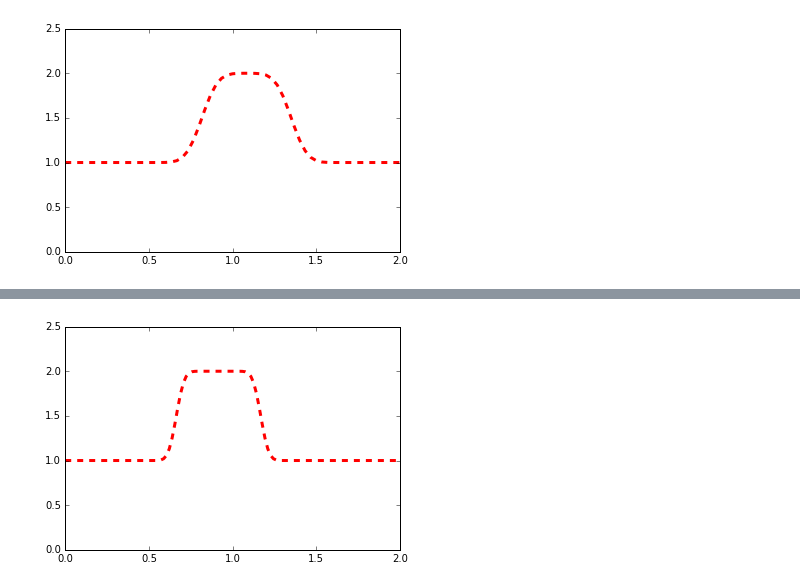
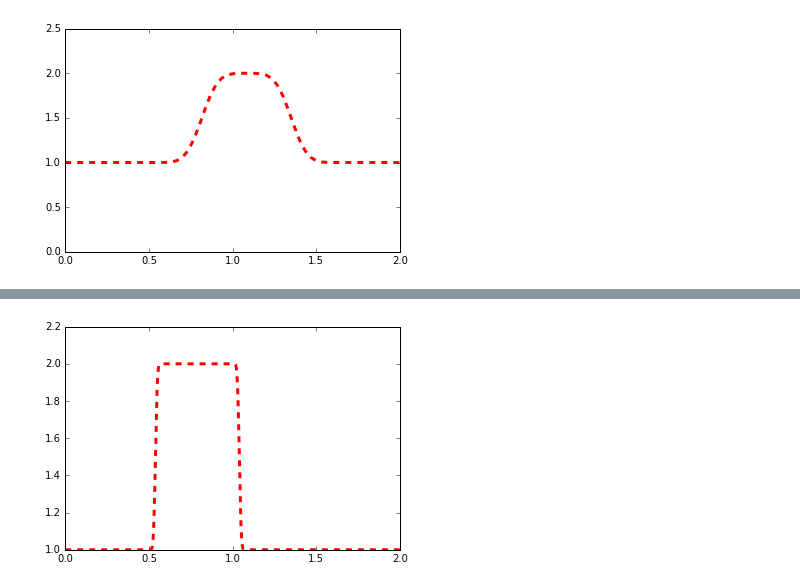
Before and after one commit to aditya3012/NumericalMethods, a Jupyter notebook: M2-Lesson2.ipynb, the cells around one changed output, grey strips where cells are left out. Saved outputs shown, nothing was run; the diff lists cells and outputs as text; code cells hidden in the pictures.

```diff
--- a/M2-Lesson2.ipynb
+++ b/M2-Lesson2.ipynb
@@ -82,4 +82,4 @@ linearconv(85)
-# %%
-linearconv(120)
-# %% [output]
-[figure, removed]
+# %%
+linearconv(500,.5)
+# %% [output]
+[figure, added]
```
Also changed, not shown: parts of 5 cells of this notebook, 1 other file.
